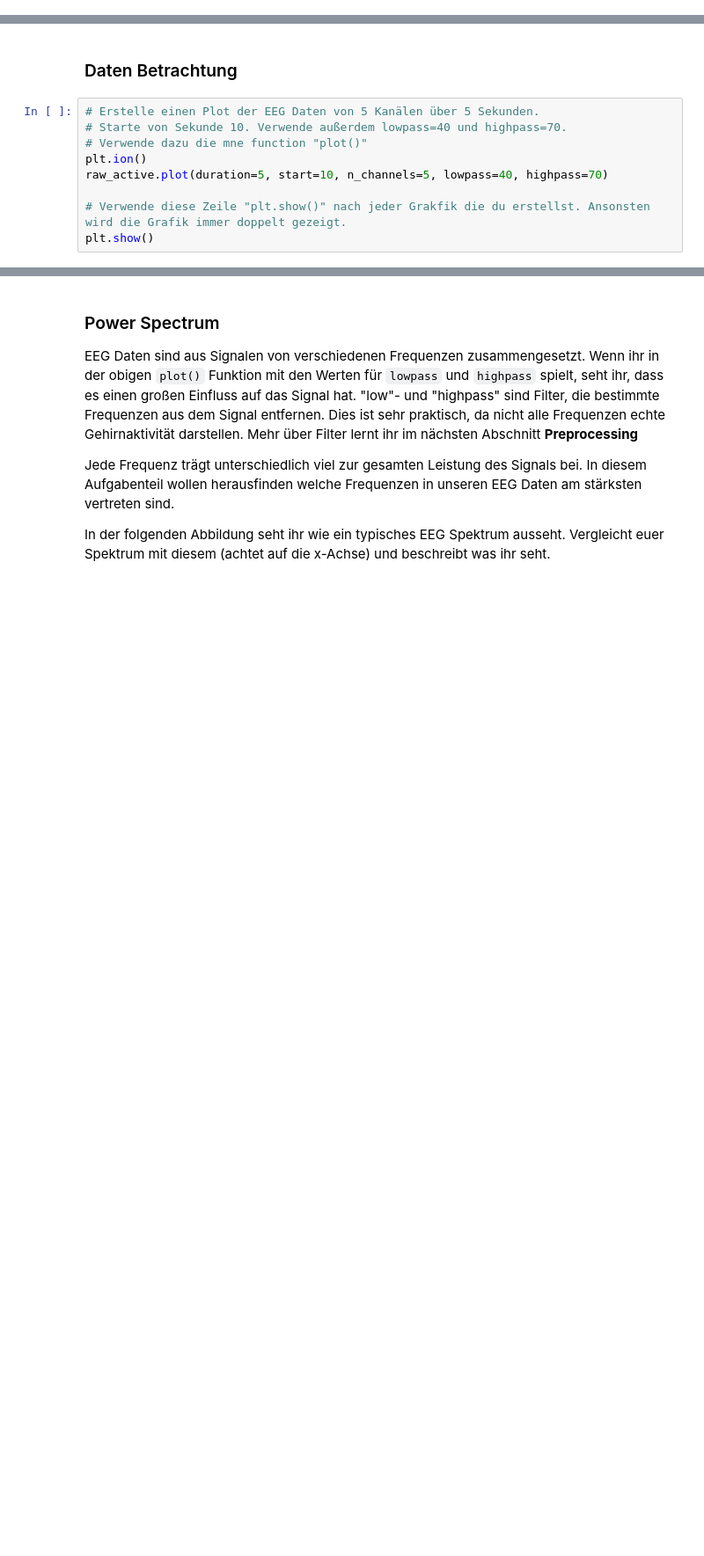
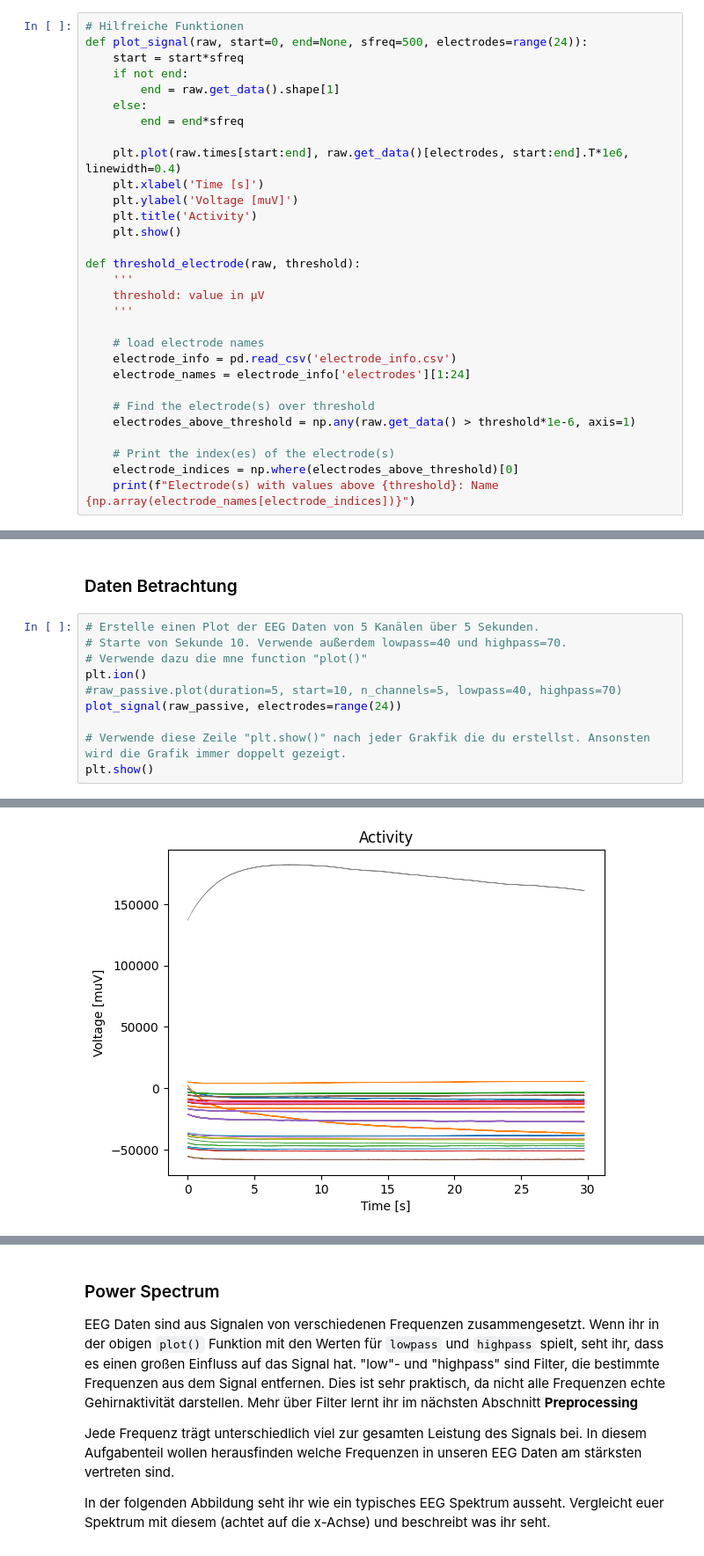
Before and after one commit to rosagross/ExperiWattMPI, a Jupyter notebook: Labbook ExperiWatt .ipynb, the cells around one changed output, grey strips where cells are left out. Shown: that part at 88% size. Cells and saved outputs as stored; diff of their text form; blank space fills up the shorter version.

```diff
--- a/Labbook ExperiWatt .ipynb
+++ b/Labbook ExperiWatt .ipynb
@@ -15,2 +17,32 @@ import numpy as np
+# %%
+# Hilfreiche Funktionen
+def plot_signal(raw, start=0, end=None, sfreq=500, electrodes=range(24)):
+    start = start*sfreq
+    if not end:
+        end = raw.get_data().shape[1]
+    else:
+        end = end*sfreq
+
+    plt.plot(raw.times[start:end], raw.get_data()[electrodes, start:end].T*1e6, linewidth=0.4)
+    plt.xlabel('Time [s]')
+    plt.ylabel('Voltage [muV]')
+    plt.title('Activity')
+    plt.show()
+
+def threshold_electrode(raw, threshold):
+    '''
+    threshold: value in µV
+    '''
+
+    # load electrode names
+    electrode_info = pd.read_csv('electrode_info.csv')
+    electrode_names = electrode_info['electrodes'][1:24]
+
+    # Find the electrode(s) over threshold
+    electrodes_above_threshold = np.any(raw.get_data() > threshold*1e-6, axis=1)
+
+    # Print the index(es) of the electrode(s)
+    electrode_indices = np.where(electrodes_above_threshold)[0]
+    print(f"Electrode(s) with values above {threshold}: Name {np.array(electrode_names[electrode_indices])}")
 # %% [markdown]
 ### EEG Daten laden
@@ -78,7 +115,8 @@ fig = raw_active.plot_sensors(show_names=True)
 # Starte von Sekunde 10. Verwende außerdem lowpass=40 und highpass=70.
 # Verwende dazu die mne function "plot()"
 plt.ion()
-raw_active.plot(duration=5, start=10, n_channels=5, lowpass=40, highpass=70)
+#raw_passive.plot(duration=5, start=10, n_channels=5, lowpass=40, highpass=70)
+plot_signal(raw_passive, electrodes=range(24))
 
 # Verwende diese Zeile "plt.show()" nach jeder Grakfik die du erstellst. Ansonsten wird die Grafik immer doppelt gezeigt.
 plt.show()
@@ -97,0 +124 @@ none
+[figure, added]
```
Also changed, not shown: parts of 31 cells of this notebook.
